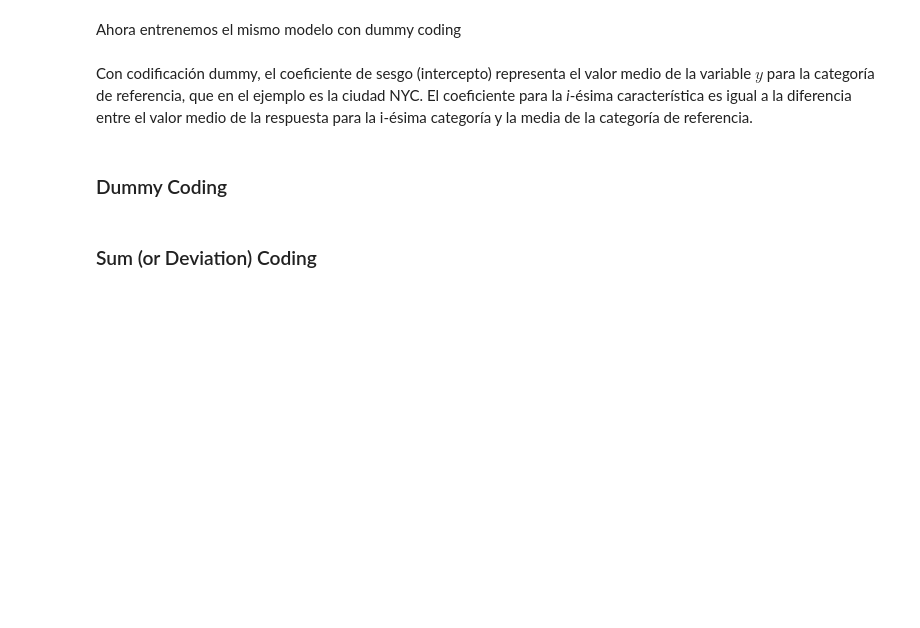
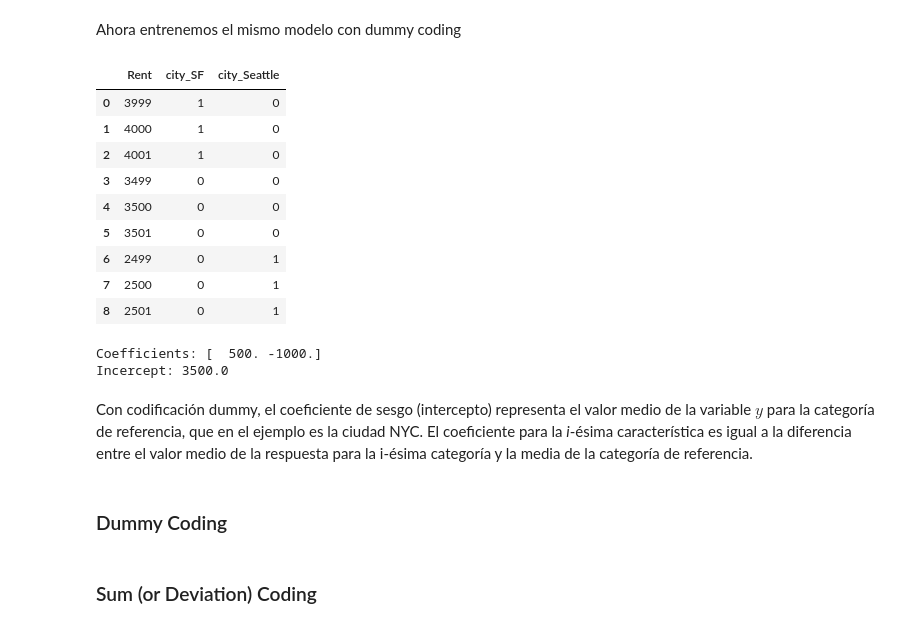
Before and after one commit to aixarodriguez/Capstone, a Jupyter notebook: DS6011_HT04.ipynb, the cells around one changed output. Drawn from its saved outputs; the diff is of its cells as text; code cells hidden in the pictures; blank space fills up the shorter version.

```diff
--- a/DS6011_HT04.ipynb
+++ b/DS6011_HT04.ipynb
@@ -172,5 +402,26 @@ Con la codificación one-hot, el término de intersección (intercepto) represen
 # %% [markdown]
 Ahora entrenemos el mismo modelo con dummy coding
+# %%
+dummy_df=pd.get_dummies(df_test,prefix=['city'],drop_first=True)
+dummy_df
+# %% [output]
+|  | Rent | city_SF | city_Seattle |
+| 0 | 3999 | 1 | 0 |
+| 1 | 4000 | 1 | 0 |
+| 2 | 4001 | 1 | 0 |
+| 3 | 3499 | 0 | 0 |
+| 4 | 3500 | 0 | 0 |
+| 5 | 3501 | 0 | 0 |
+| 6 | 2499 | 0 | 1 |
+| 7 | 2500 | 0 | 1 |
+| 8 | 2501 | 0 | 1 |
+# %%
+model.fit(dummy_df[['city_SF','city_Seattle']],dummy_df['Rent'])
+print(f'Coefficients: {model.coef_}')
+print(f'Incercept: {model.intercept_}')
+# %% [output]
+Coefficients: [  500. -1000.]
+Incercept: 3500.0
 # %% [markdown]
 Con codificación dummy, el coeficiente de sesgo (intercepto) representa el valor medio de la variable $y$ para la categoría de referencia, que en el ejemplo es la ciudad NYC. El coeficiente para la *i*-ésima característica es igual a la diferencia entre el valor medio de la respuesta para la i-ésima categoría y la media de la categoría de referencia.
 # %% [markdown]
```
Also changed, not shown: parts of 32 cells of this notebook.
